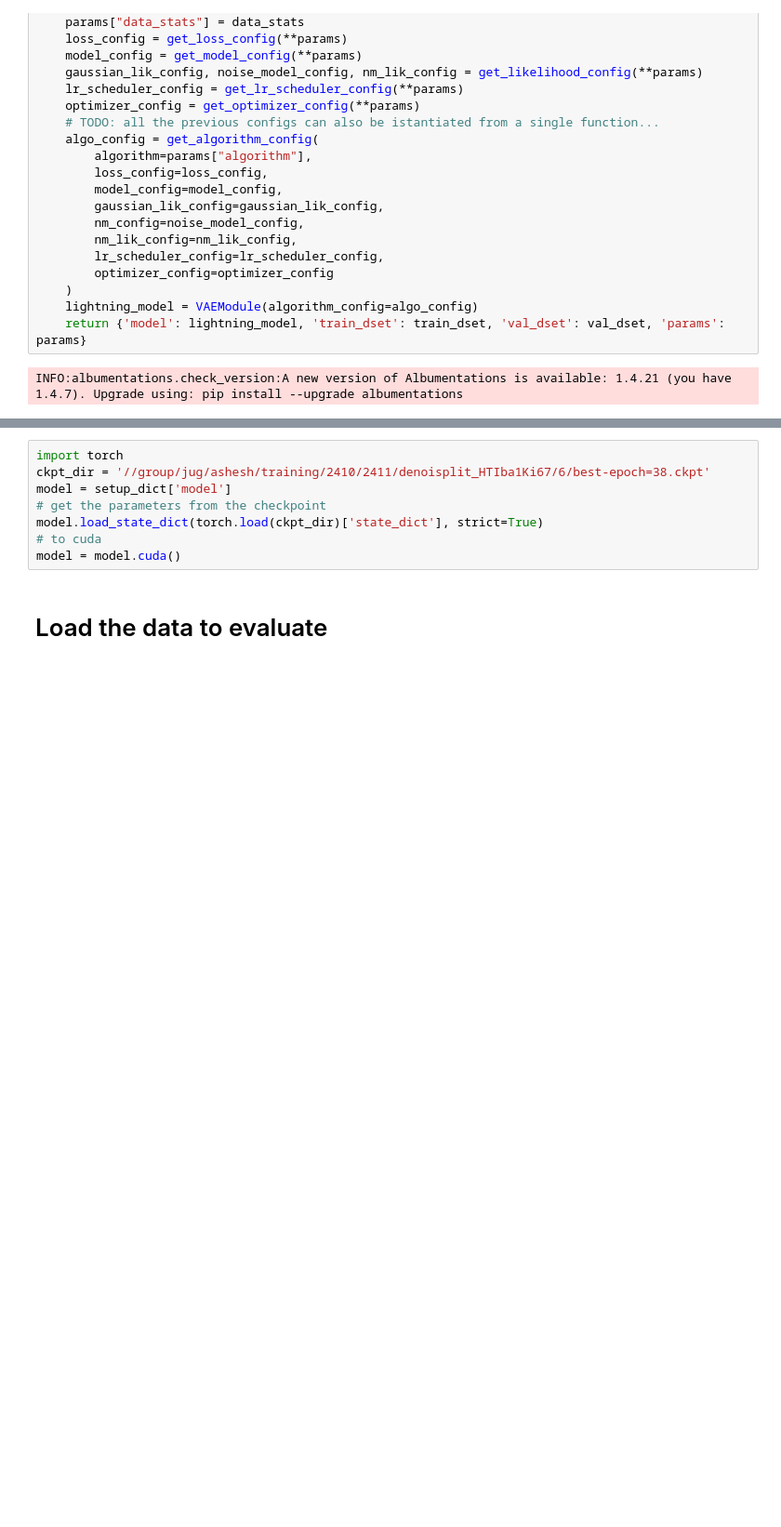
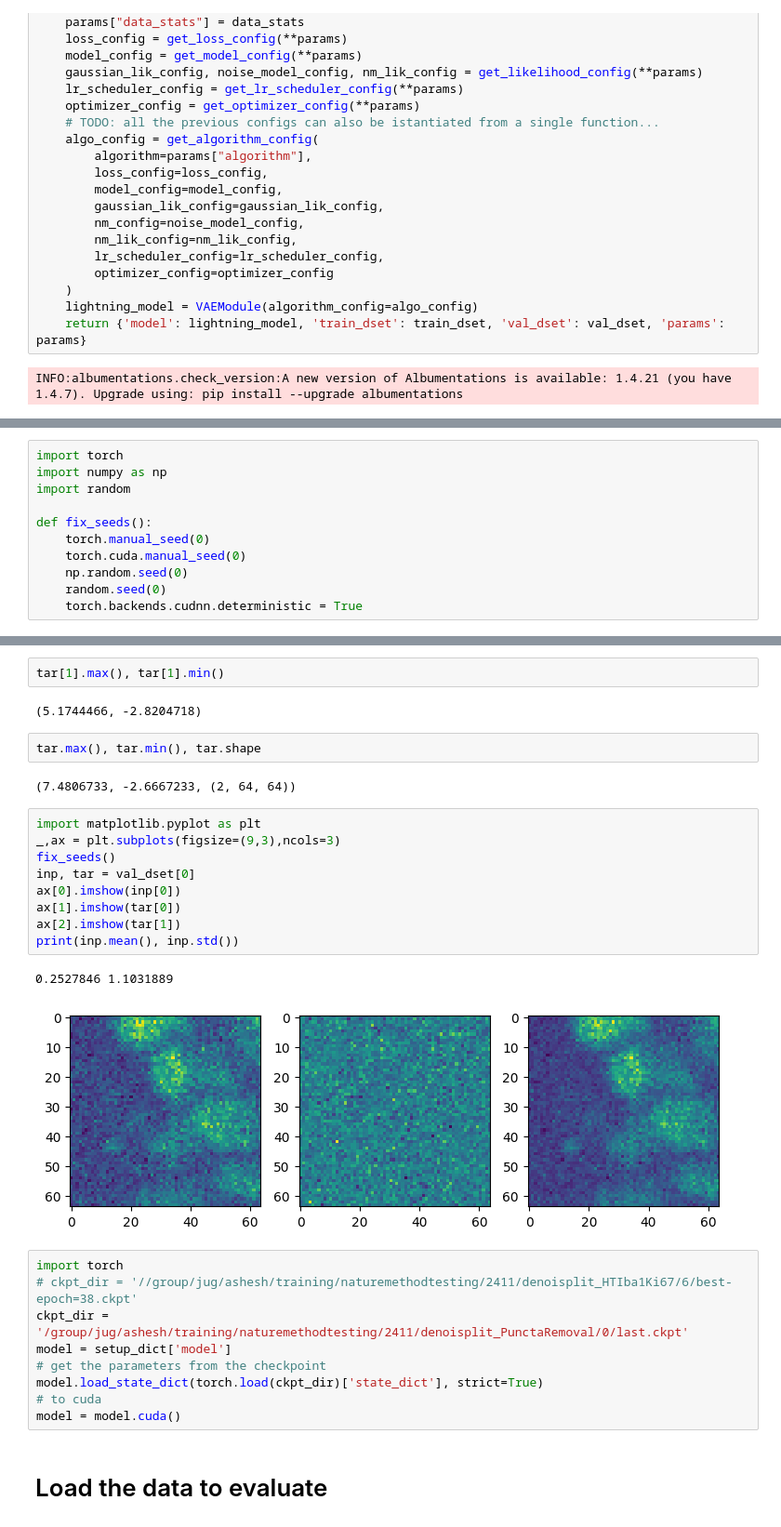
Before and after one commit to CAREamics/microSplit-reproducibility, a Jupyter notebook: evaluate_puncta_removal.ipynb, the cells around one changed output, grey strips where cells are left out. Shown: that part at 93% size. Cells and saved outputs as stored; diff of their text form; blank space fills up the shorter version.

```diff
--- a/evaluate_puncta_removal.ipynb
+++ b/evaluate_puncta_removal.ipynb
@@ -88,0 +105,11 @@ MultiCropDset N:10822 Rot:False Ch:2 MaxVal:None Bg:[0, 0]
+# %%
+import torch
+import numpy as np
+import random
+
+def fix_seeds():
+    torch.manual_seed(0)
+    torch.cuda.manual_seed(0)
+    np.random.seed(0)
+    random.seed(0)
+    torch.backends.cudnn.deterministic = True
@@ -89,6 +125,27 @@ MultiCropDset N:10822 Rot:False Ch:2 MaxVal:None Bg:[0, 0]
+# %%
+tar[1].max(), tar[1].min()
+# %% [output]
+(5.1744466, -2.8204718)
+# %%
+tar.max(), tar.min(), tar.shape
+# %% [output]
+(7.4806733, -2.6667233, (2, 64, 64))
+# %%
+import matplotlib.pyplot as plt
+_,ax = plt.subplots(figsize=(9,3),ncols=3)
+fix_seeds()
+inp, tar = val_dset[0]
+ax[0].imshow(inp[0])
+ax[1].imshow(tar[0])
+ax[2].imshow(tar[1])
+print(inp.mean(), inp.std())
+# %% [output]
+0.2527846 1.1031889
+[figure, added]
 # %%
 import torch
-ckpt_dir = '//group/jug/ashesh/training/2410/2411/denoisplit_HTIba1Ki67/6/best-epoch=38.ckpt'
+# ckpt_dir = '//group/jug/ashesh/training/naturemethodtesting/2411/denoisplit_HTIba1Ki67/6/best-epoch=38.ckpt'
+ckpt_dir = '/group/jug/ashesh/training/naturemethodtesting/2411/denoisplit_PunctaRemoval/0/last.ckpt'
 model = setup_dict['model']
 # get the parameters from the checkpoint
 model.load_state_dict(torch.load(ckpt_dir)['state_dict'], strict=True)
```
Also changed, not shown: parts of 6 cells of this notebook, 1 other file.
